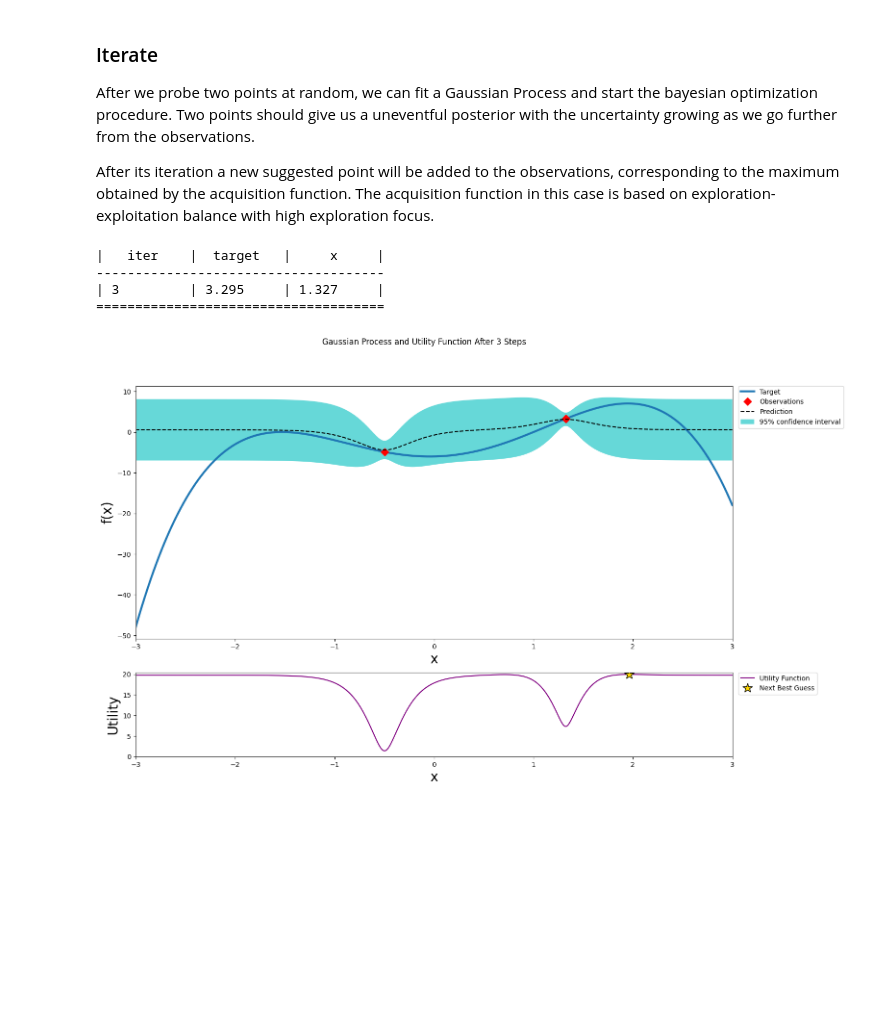
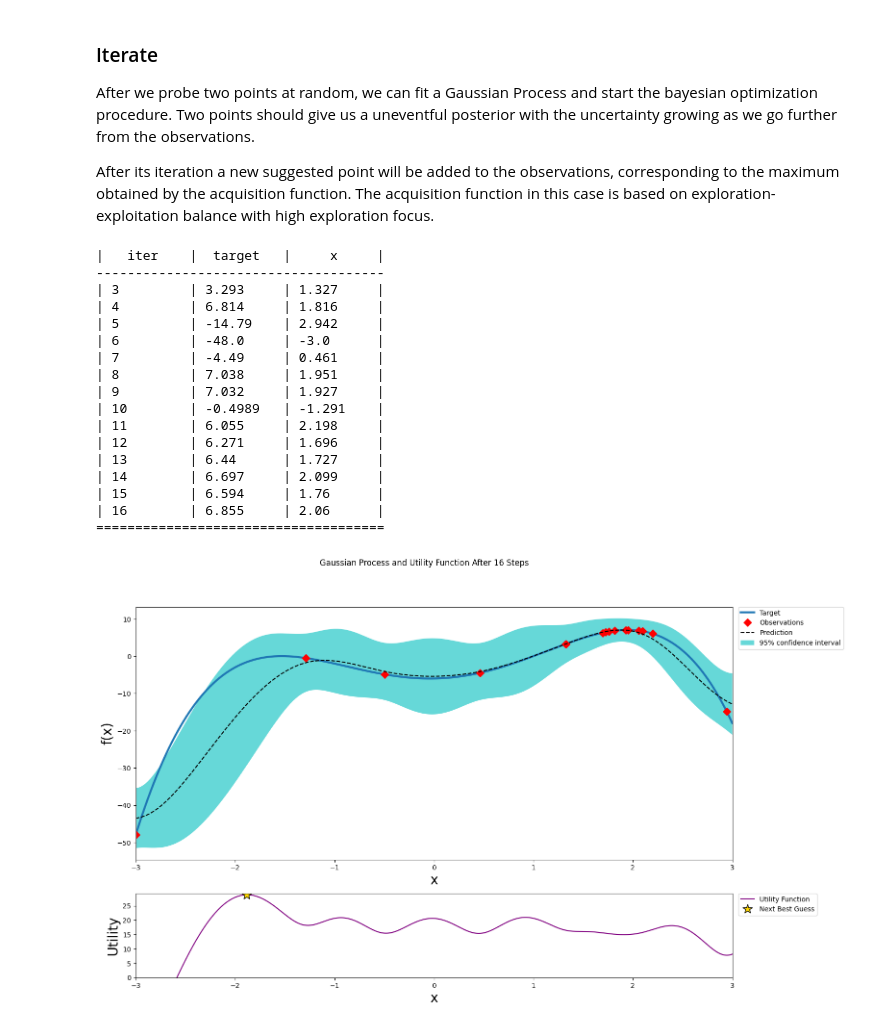
Before and after one commit to DataHow/analytics-course-scripts, a Jupyter notebook: interactions/05_Bayesian_Optimization.ipynb, the cells around one changed output. Cells and saved outputs as stored; diff of their text form; code cells hidden in the pictures; blank space fills up the shorter version.

```diff
--- a/interactions/05_Bayesian_Optimization.ipynb
+++ b/interactions/05_Bayesian_Optimization.ipynb
@@ -407,11 +407,24 @@ After we probe two points at random, we can fit a Gaussian Process and start the
 
 After its iteration a new suggested point will be added to the observations, corresponding to the maximum obtained by the acquisition function. The acquisition function in this case is based on exploration-exploitation balance with high exploration focus.
 # %%
-optimizer.maximize(init_points=0, n_iter=1)
+optimizer.maximize(init_points=0, n_iter=14)
 plot_gp(optimizer, domain)
 # %% [output]
 |   iter    |  target   |     x     |
 -------------------------------------
-| 3         | 3.295     | 1.327     |
+| 3         | 3.293     | 1.327     |
+| 4         | 6.814     | 1.816     |
+| 5         | -14.79    | 2.942     |
+| 6         | -48.0     | -3.0      |
+| 7         | -4.49     | 0.461     |
+| 8         | 7.038     | 1.951     |
+| 9         | 7.032     | 1.927     |
+| 10        | -0.4989   | -1.291    |
+| 11        | 6.055     | 2.198     |
+| 12        | 6.271     | 1.696     |
+| 13        | 6.44      | 1.727     |
+| 14        | 6.697     | 2.099     |
+| 15        | 6.594     | 1.76      |
+| 16        | 6.855     | 2.06      |
 =====================================
-[figure, old version]
+[figure, new version]
```
Also changed, not shown: parts of 2 cells of this notebook.
